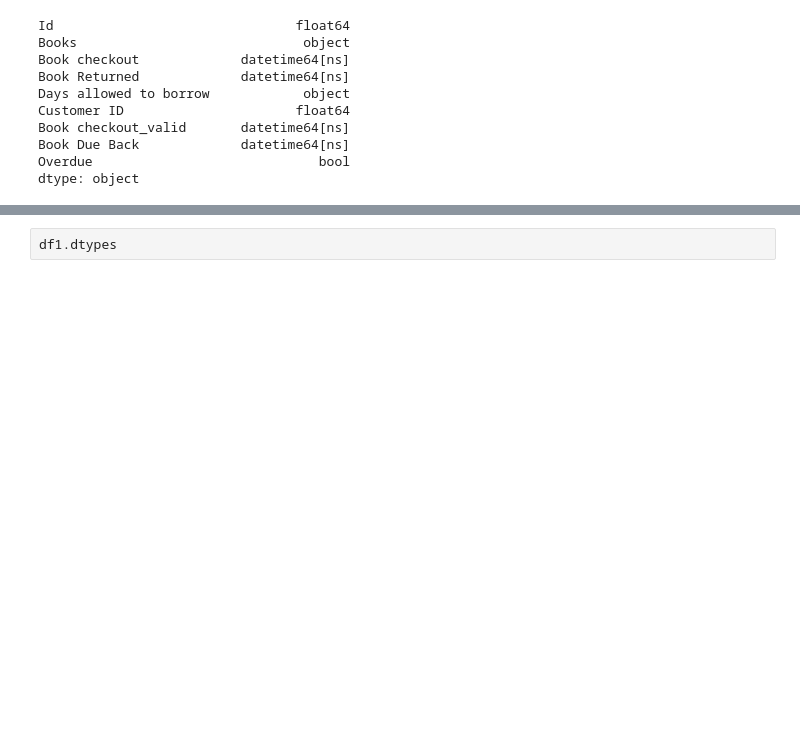
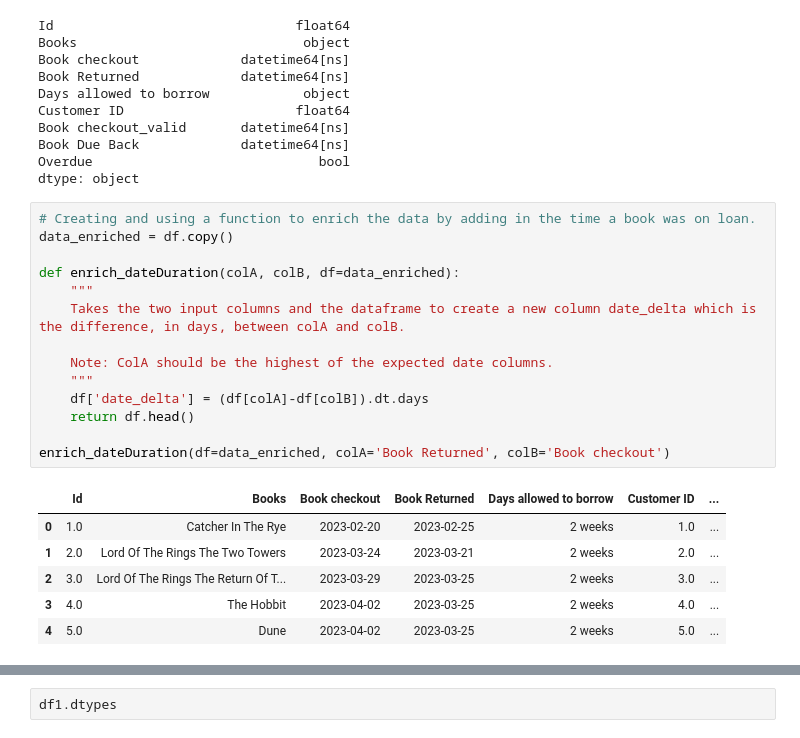
Before and after one commit to paulrot26/Module-5---Product-Development, a Jupyter notebook: Day 1/data_cleaner.ipynb, the cells around one changed output, grey strips where cells are left out. Saved outputs shown, nothing was run; the diff lists cells and outputs as text; blank space fills up the shorter version.

```diff
--- a/Day 1/data_cleaner.ipynb
+++ b/Day 1/data_cleaner.ipynb
@@ -319,3 +322,24 @@ Book checkout_valid       datetime64[ns]
 Book Due Back             datetime64[ns]
 Overdue                             bool
 dtype: object
+# %%
+# Creating and using a function to enrich the data by adding in the time a book was on loan.
+data_enriched = df.copy()
+
+def enrich_dateDuration(colA, colB, df=data_enriched):
+    """
+    Takes the two input columns and the dataframe to create a new column date_delta which is the difference, in days, between colA and colB.
+
+    Note: ColA should be the highest of the expected date columns.
+    """
+    df['date_delta'] = (df[colA]-df[colB]).dt.days
+    return df.head()
+
+enrich_dateDuration(df=data_enriched, colA='Book Returned', colB='Book checkout')
+# %% [output]
+|  | Id | Books | Book checkout | Book Returned | Days allowed to borrow | Customer ID | ... |
+| 0 | 1.0 | Catcher In The Rye | 2023-02-20 | 2023-02-25 | 2 weeks | 1.0 | ... |
+| 1 | 2.0 | Lord Of The Rings The Two Towers | 2023-03-24 | 2023-03-21 | 2 weeks | 2.0 | ... |
+| 2 | 3.0 | Lord Of The Rings The Return Of T... | 2023-03-29 | 2023-03-25 | 2 weeks | 3.0 | ... |
+| 3 | 4.0 | The Hobbit | 2023-04-02 | 2023-03-25 | 2 weeks | 4.0 | ... |
+| 4 | 5.0 | Dune | 2023-04-02 | 2023-03-25 | 2 weeks | 5.0 | ... |
```
Also changed, not shown: parts of 6 cells of this notebook, 3 other files.
